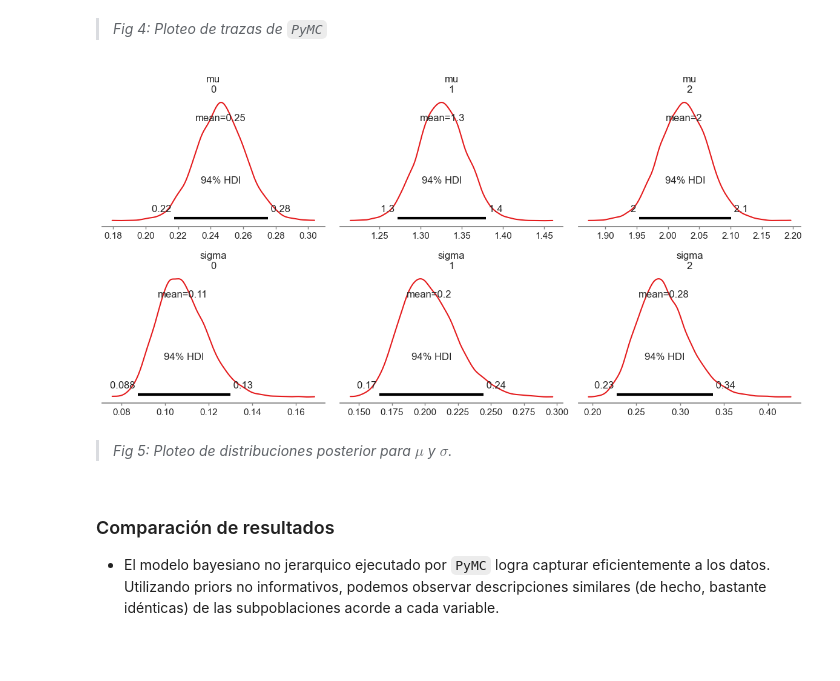
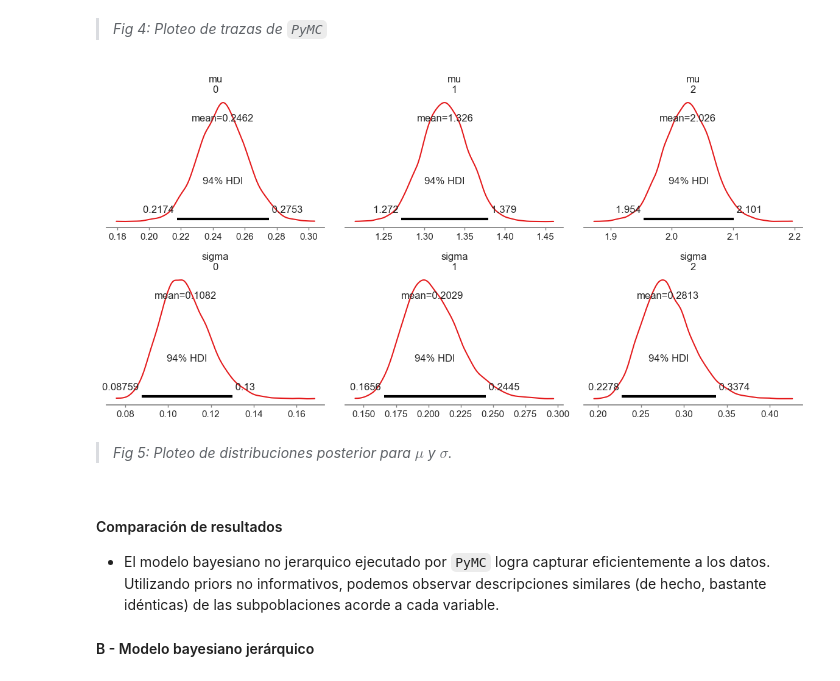
Before and after one commit to jaspina-unsam/tp_integrador_eei2, a Jupyter notebook: notebooks/Parte1.ipynb, the cells around one changed output. Cells and saved outputs as stored; diff of their text form; code cells hidden in the pictures; blank space fills up the shorter version.

```diff
--- a/notebooks/Parte1.ipynb
+++ b/notebooks/Parte1.ipynb
@@ -232,13 +234,15 @@ Sampling 4 chains for 1_000 tune and 2_000 draw iterations (4_000 + 8_000 draws
 # %% [markdown]
 > _Fig 4: Ploteo de trazas de `PyMC`_
 # %%
-az.plot_posterior(trace_nhm, var_names=['mu', 'sigma'], figsize=(12, 6))
+az.plot_posterior(trace_nhm, var_names=['mu', 'sigma'], round_to=4, figsize=(12, 6))
 plt.tight_layout()
 plt.show()
 # %% [output]
-[figure, old version]
+[figure, new version]
 # %% [markdown]
 > _Fig 5: Ploteo de distribuciones posterior para $\mu$ y $\sigma$._
 # %% [markdown]
-### Comparación de resultados
+#### Comparación de resultados
 - El modelo bayesiano no jerarquico ejecutado por `PyMC` logra capturar eficientemente a los datos. Utilizando priors no informativos, podemos observar descripciones similares (de hecho, bastante idénticas) de las subpoblaciones acorde a cada variable.
+
+#### B - Modelo bayesiano jerárquico
```
Also changed, not shown: parts of 4 cells of this notebook.
